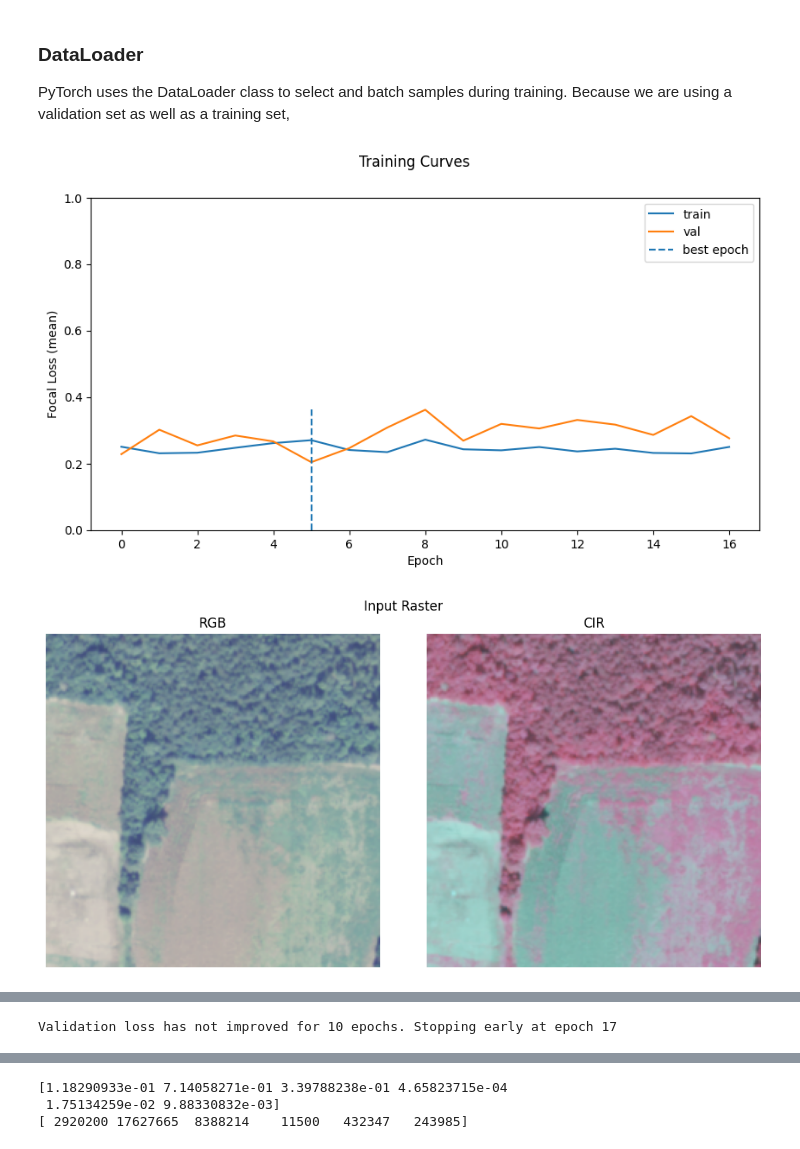
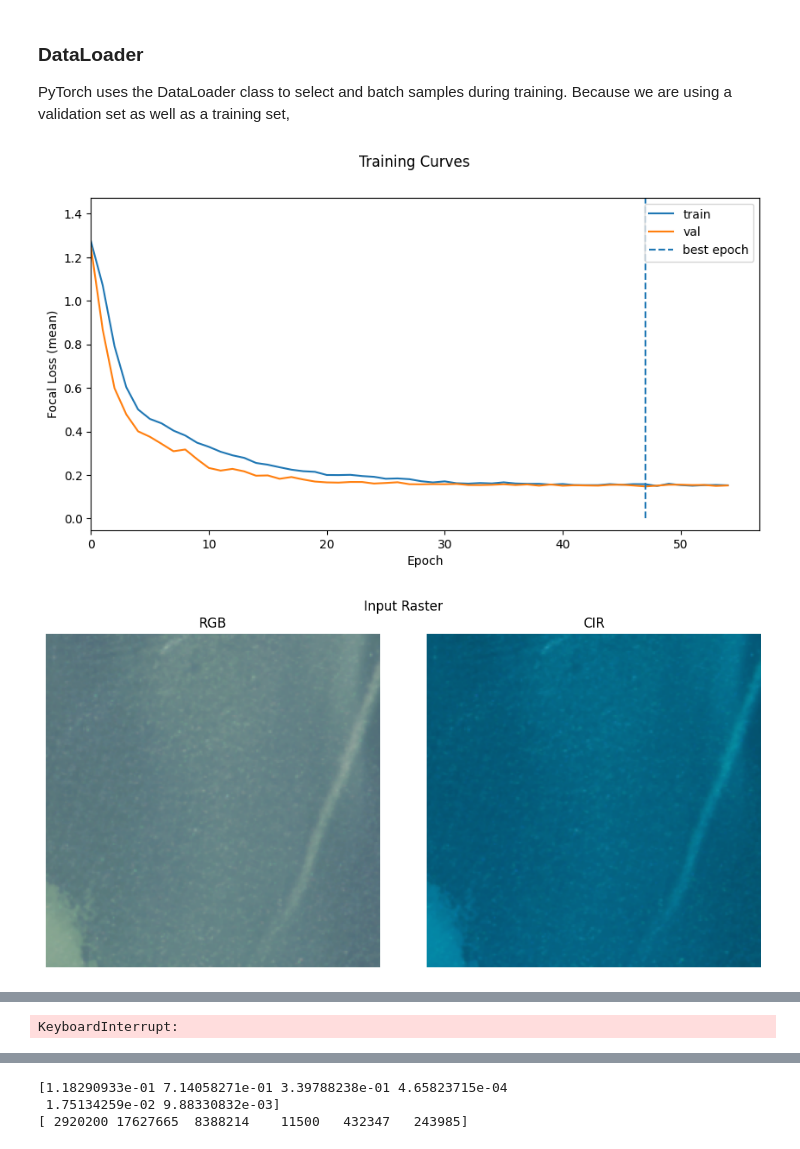
Before and after one commit to DakotaHester/NAIP_UNet_Example, a Jupyter notebook: main.ipynb, the cells around one changed output, grey strips where cells are left out. Saved outputs shown, nothing was run; the diff lists cells and outputs as text; code cells hidden in the pictures.

Commit message:
fix model, add lr schedulers

```diff
--- a/main.ipynb
+++ b/main.ipynb
@@ -676,4 +586,6 @@ Note that from now on, we will be primarily working with *torch tensors* instead
 # %%
+model = UNet(n_channels=4, n_classes=6) # create mode
+
 test_x = torch.randn(1, 4, 256, 256) # create a random input sample (dummy)
 test_y = model(test_x) # feed the input sample to the model
 print('Output shape:', test_y.shape) # print the output shape
@@ -819,6 +723,12 @@ PATIENCE = 10 # patience for early stopping
 # optimizer and loss function setup
 optimizer = torch.optim.Adam(model.parameters(), lr=LEARNING_RATE)
 loss_fn = FocalLoss(gamma=FL_GAMMA)
+warmup_scheduler = torch.optim.lr_scheduler.LambdaLR(
+    optimizer,
+    lambda x: 0.1*x if x < WARMUP_EPOCHS else 1, # lr reduced by a factor of 100 for first few epochs
+    verbose=True,
+)
+reduce_lr_scheduler = torch.optim.lr_scheduler.ReduceLROnPlateau(optimizer, patience=LR_PATIENCE, verbose=True)
 
 # use GPU if avaliable
 device = torch.device('cuda') if torch.cuda.is_available() else torch.device('cpu')
@@ -827,7 +738,7 @@ print(f'Using device: {device}')
 Using device: cuda
 # %%
-model.to(device) # move model to GPU if available
-loss_fn.to(device) # move loss function to GPU if available
+model = model.to(device) # move model to GPU if available
+loss_fn = loss_fn.to(device) # move loss function to GPU if available
 
 # visualize model architecture + number of trainable parameters
 from torchinfo import summary
@@ -857,8 +768,8 @@ PyTorch uses the DataLoader class to select and batch samples during training. B
 # %%
 from torch.utils.data import DataLoader
 
-train_loader = DataLoader(train_dataset, batch_size=BATCH_SIZE, shuffle=True, pin_memory=False)
-val_loader = DataLoader(val_dataset, batch_size=BATCH_SIZE, shuffle=False, pin_memory=False)
+train_loader = DataLoader(train_dataset, batch_size=BATCH_SIZE, shuffle=True, pin_memory=False, drop_last=True)
+val_loader = DataLoader(val_dataset, batch_size=BATCH_SIZE, shuffle=True, pin_memory=False, drop_last=True)
 # %%
 from tqdm import tqdm # for progress bars
 from IPython.display import clear_output # for clearing output in jupyter notebook
@@ -876,8 +787,9 @@ for epoch in range(NUM_EPOCHS):
     # train step
     epoch_train_loss = 0.0
     model.train() # set model to train mode (enables autograd and dropout)
+    train_batch_losses = []
 
-    with tqdm(train_loader, unit="batch", desc=f'Epoch {epoch+1}/{NUM_EPOCHS} train step') as t_train: # create a progress bar for training
+    with tqdm(train_loader, unit="batch", desc=f'Epoch {epoch}/{NUM_EPOCHS} train step') as t_train: # create a progress bar for training
         for X, y in t_train:
             # move data to GPU if available
             X = X.to(device)
@@ -885,18 +797,21 @@ for epoch in range(NUM_EPOCHS):
 
             y_hat = model(X)
             loss = loss_fn(y_hat, y)
+            train_batch_losses.append(loss.item())
+            running_train_loss = sum(train_batch_losses) / len(train_batch_losses)
             epoch_train_loss += (loss.item() * len(X)) # add total batch loss to epoch loss
-            t_train.set_postfix(loss=loss.item())
+            t_train.set_postfix(loss=running_train_loss)
 
             loss.backward() # backpropagate loss
             optimizer.step() # update optimizer parameters (lr, momentum, etc.)
 
-    train_losses.append(epoch_train_loss / len(train_dataset)) # calculate average loss for epoch and append to list
+    train_losses.append(running_train_loss) # calculate average loss for epoch and append to list
 
     # validation step
-    epoch_val_loss = 0.0
     model.eval() # set model to eval mode (disables autograd and dropout)
-    with tqdm(val_loader, unit="batch", desc=f'Epoch {epoch+1}/{NUM_EPOCHS} val step') as t_val: # create a progress bar for validation
+    val_batch_losses = []
+
+    with tqdm(val_loader, unit="batch", desc=f'Epoch {epoch}/{NUM_EPOCHS} val step') as t_val: # create a progress bar for validation
         for X, y in t_val:
             # move data to GPU if available
             X = X.to(device)
@@ -904,41 +819,49 @@ for epoch in range(NUM_EPOCHS):
 
             y_hat = model(X)
             loss = loss_fn(y_hat, y)
-            epoch_val_loss += (loss.item() * len(X)) # add total batch loss to epoch loss
-            t_val.set_postfix(loss=loss.item())
+            val_batch_losses.append(loss.item())
+            running_val_loss = sum(val_batch_losses) / len(val_batch_losses)
+            t_val.set_postfix(val_loss=running_val_loss)
 
-    val_losses.append(epoch_val_loss / len(val_dataset)) # calculate average loss for epoch and append to list
+    val_losses.append(running_val_loss) # calculate average loss for epoch and append to list
 
     # update best validation loss and save model if new best is found
-    if loss < best_val_loss:
-        best_val_loss = loss
+    if val_losses[-1] < best_val_loss:
+        best_val_loss = val_losses[-1]
         best_epoch = epoch
         torch.save(model.state_dict(), './best_model.pth')
 
     # plot training curves
     clear_output(wait=True)
     fig = plt.figure(figsize=(10, 5))
     fig.suptitle('Training Curves')
     plt.plot(train_losses, label='train')
     plt.plot(val_losses, label='val')
     plt.xlabel('Epoch')
+    plt.xlim(left=0)
     plt.ylabel('Focal Loss (mean)')
-    plt.vlines(best_epoch, ymin=0, ymax=1, label='best epoch', linestyles='dashed')
-    plt.ylim(0, 1)
+    plt.vlines(best_epoch, ymin=0, ymax=max(val_losses)+2, label=f'best epoch f{best_val_loss:3d}', linestyles='dashed')
+    plt.ylim(max(min(min(train_losses), min(val_losses)) - 0.1, 0), max(max(train_losses), max(val_losses)) + 0.1)
     plt.legend()
     plt.show()
 
     # show example prediction
     y_hat_plot = y_hat[0].detach().cpu().numpy() # convert target to numpy array\
     y_hat_plot = y_hat_plot.argmax(axis=0)
     visualize_raster(X[0].cpu().numpy(), title='Input Raster')
     visualize_target(y[0].cpu().numpy(), title='Ground Truth')
-    visualize_target(y_hat_plot, title=f'Inference at epoch {epoch+1}')
+    visualize_target(y_hat_plot, title=f'Inference at epoch {epoch}')
 
     # early stopping
     if epoch - best_epoch > PATIENCE:
-        print(f'Validation loss has not improved for {PATIENCE} epochs. Stopping early at epoch {epoch+1}')
+        print(f'Validation loss has not improved for {PATIENCE} epochs. Stopping early at epoch {epoch}')
         break
+
+    # finally, update schedulers
+    if epoch < WARMUP_EPOCHS: # if still in warmup phase
+        warmup_scheduler.step()
+    else:
+        reduce_lr_scheduler.step(val_losses[-1])
 # %% [output]
-[figure, old version]
+[figure, new version]
-[figure, old version]
+[figure, new version]
@@ -947,4 +870,4 @@ for epoch in range(NUM_EPOCHS):
-Validation loss has not improved for 10 epochs. Stopping early at epoch 17
+KeyboardInterrupt:
 # %% [markdown]
 ## Evaluation
 
```
Also changed, not shown: parts of 16 cells of this notebook, 1 other file.
